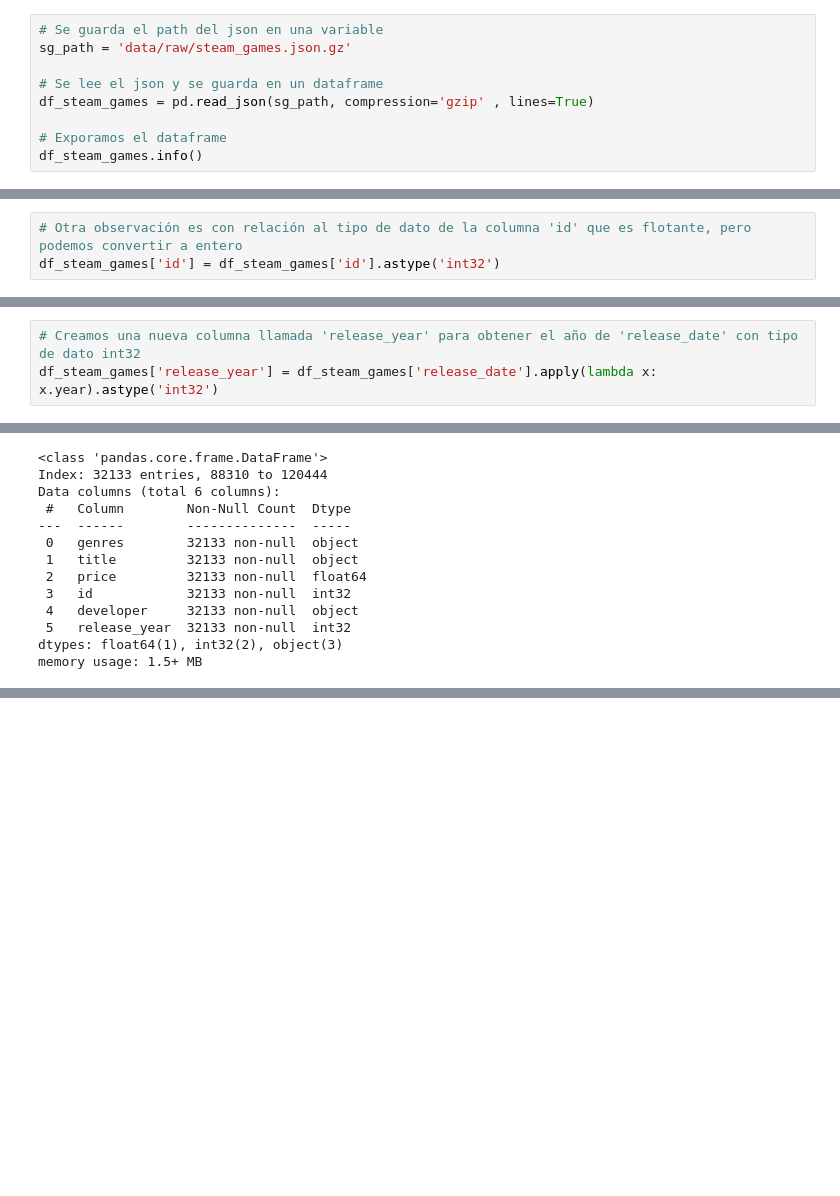
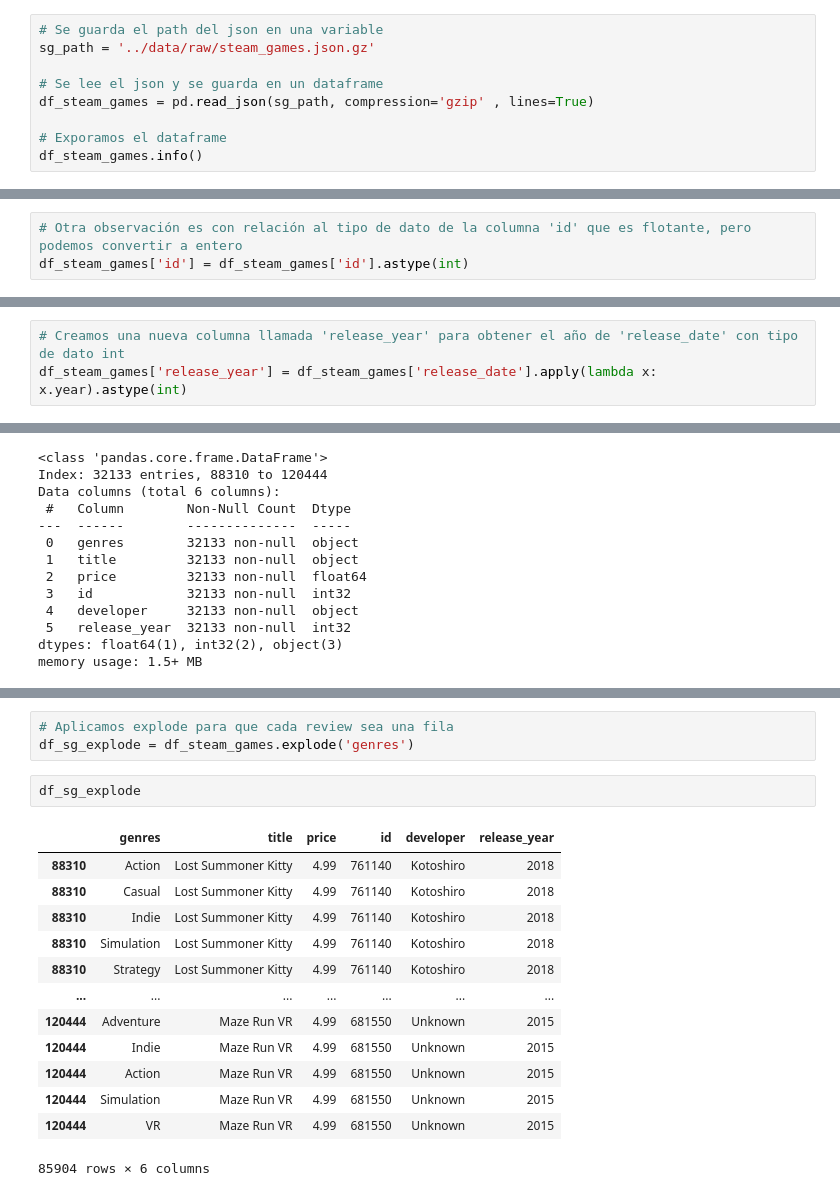
Before and after one commit to xaviac/PI_I_MLOps_STEAM, a Jupyter notebook: ETL/etl_steam_games.ipynb, the cells around one changed output, grey strips where cells are left out. Saved outputs shown, nothing was run; the diff lists cells and outputs as text; blank space fills up the shorter version.

```diff
--- a/ETL/etl_steam_games.ipynb
+++ b/ETL/etl_steam_games.ipynb
@@ -5,7 +5,7 @@ import numpy as np
 import re
 # %%
 # Se guarda el path del json en una variable
-sg_path = 'data/raw/steam_games.json.gz'
+sg_path = '../data/raw/steam_games.json.gz'
 
 # Se lee el json y se guarda en un dataframe
 df_steam_games = pd.read_json(sg_path, compression='gzip' , lines=True)
@@ -435,7 +435,7 @@ df_steam_games[df_steam_games['title'] == 'Batman: Arkham City - Game of the Yea
 df_steam_games.drop(119271, inplace=True)
 # %%
 # Otra observación es con relación al tipo de dato de la columna 'id' que es flotante, pero podemos convertir a entero
-df_steam_games['id'] = df_steam_games['id'].astype('int32')
+df_steam_games['id'] = df_steam_games['id'].astype(int)
 # %%
 # Cuantos valores nulos nos quedan aun por columna
 df_steam_games.isna().sum()
@@ -832,8 +832,8 @@ developer         0
 data_date         0
 dtype: int64
 # %%
-# Creamos una nueva columna llamada 'release_year' para obtener el año de 'release_date' con tipo de dato int32
-df_steam_games['release_year'] = df_steam_games['release_date'].apply(lambda x: x.year).astype('int32')
+# Creamos una nueva columna llamada 'release_year' para obtener el año de 'release_date' con tipo de dato int
+df_steam_games['release_year'] = df_steam_games['release_date'].apply(lambda x: x.year).astype(int)
 # %%
 df_steam_games.info()
 # %% [output]
@@ -955,0 +972,19 @@ memory usage: 1.5+ MB
+# %%
+# Aplicamos explode para que cada review sea una fila
+df_sg_explode = df_steam_games.explode('genres')
+# %%
+df_sg_explode
+# %% [output]
+|  | genres | title | price | id | developer | release_year |
+| 88310 | Action | Lost Summoner Kitty | 4.99 | 761140 | Kotoshiro | 2018 |
+| 88310 | Casual | Lost Summoner Kitty | 4.99 | 761140 | Kotoshiro | 2018 |
+| 88310 | Indie | Lost Summoner Kitty | 4.99 | 761140 | Kotoshiro | 2018 |
+| 88310 | Simulation | Lost Summoner Kitty | 4.99 | 761140 | Kotoshiro | 2018 |
+| 88310 | Strategy | Lost Summoner Kitty | 4.99 | 761140 | Kotoshiro | 2018 |
+| ... | ... | ... | ... | ... | ... | ... |
+| 120444 | Adventure | Maze Run VR | 4.99 | 681550 | Unknown | 2015 |
+| 120444 | Indie | Maze Run VR | 4.99 | 681550 | Unknown | 2015 |
+| 120444 | Action | Maze Run VR | 4.99 | 681550 | Unknown | 2015 |
+| 120444 | Simulation | Maze Run VR | 4.99 | 681550 | Unknown | 2015 |
+| 120444 | VR | Maze Run VR | 4.99 | 681550 | Unknown | 2015 |
+85904 rows × 6 columns
```
Also changed, not shown: parts of 8 cells of this notebook, 1 other file.
